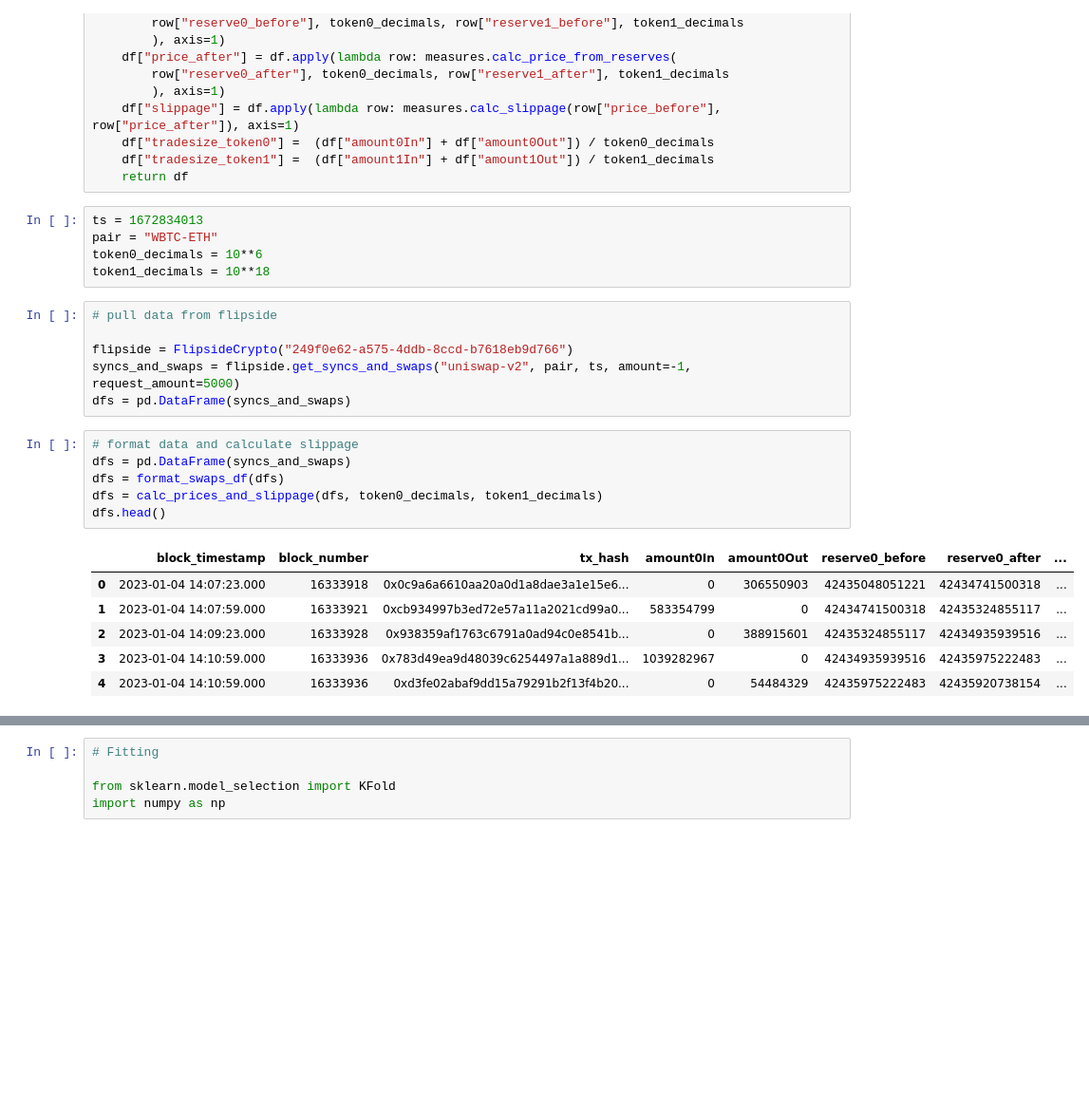
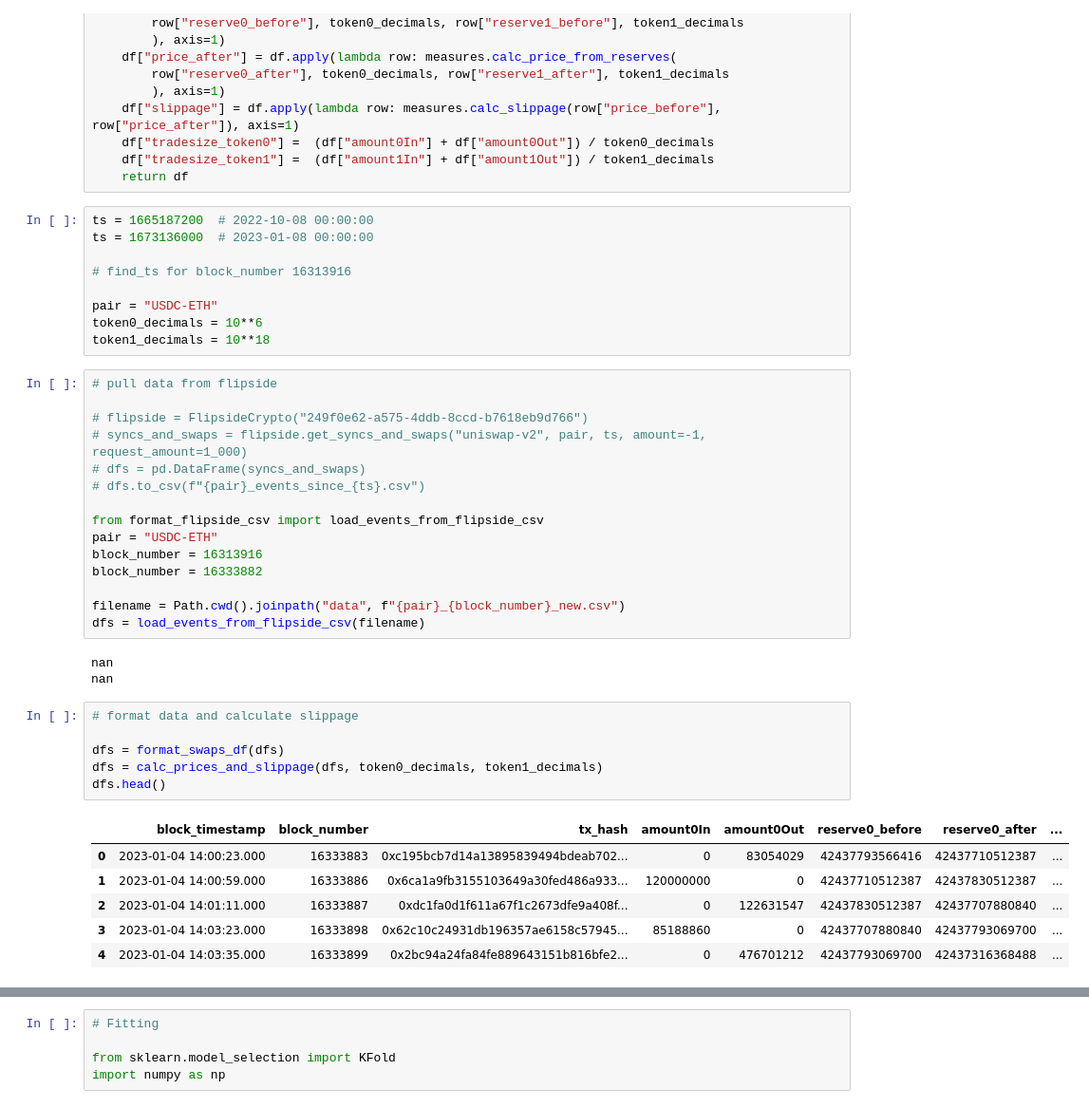
Before and after one commit to franwe/ChaosData, a Jupyter notebook: fit_slippage.ipynb, the cells around one changed output, grey strips where cells are left out. Shown at 95% size. Cells and saved outputs as stored; diff of their text form; blank space fills up the shorter version.

```diff
--- a/fit_slippage.ipynb
+++ b/fit_slippage.ipynb
@@ -63,29 +64,45 @@ def calc_prices_and_slippage(df, token0_decimals, token1_decimals):
     df["tradesize_token1"] =  (df["amount1In"] + df["amount1Out"]) / token1_decimals
     return df
 # %%
-ts = 1672834013
-pair = "WBTC-ETH"
+ts = 1665187200  # 2022-10-08 00:00:00
+ts = 1673136000  # 2023-01-08 00:00:00
+
+# find_ts for block_number 16313916
+
+pair = "USDC-ETH"
 token0_decimals = 10**6
 token1_decimals = 10**18
 # %%
 # pull data from flipside
 
-flipside = FlipsideCrypto("249f0e62-a575-4ddb-8ccd-b7618eb9d766")
-syncs_and_swaps = flipside.get_syncs_and_swaps("uniswap-v2", pair, ts, amount=-1, request_amount=5000)
-dfs = pd.DataFrame(syncs_and_swaps)
+# flipside = FlipsideCrypto("249f0e62-a575-4ddb-8ccd-b7618eb9d766")
+# syncs_and_swaps = flipside.get_syncs_and_swaps("uniswap-v2", pair, ts, amount=-1, request_amount=1_000)
+# dfs = pd.DataFrame(syncs_and_swaps)
+# dfs.to_csv(f"{pair}_events_since_{ts}.csv")
+
+from format_flipside_csv import load_events_from_flipside_csv
+pair = "USDC-ETH"
+block_number = 16313916
+block_number = 16333882
+
+filename = Path.cwd().joinpath("data", f"{pair}_{block_number}_new.csv")
+dfs = load_events_from_flipside_csv(filename)
+# %% [output]
+nan
+nan
 # %%
 # format data and calculate slippage
-dfs = pd.DataFrame(syncs_and_swaps)
+
 dfs = format_swaps_df(dfs)
 dfs = calc_prices_and_slippage(dfs, token0_decimals, token1_decimals)
 dfs.head()
 # %% [output]
 |  | block_timestamp | block_number | tx_hash | amount0In | amount0Out | reserve0_before | reserve0_after | ... |
-| 0 | 2023-01-04 14:07:23.000 | 16333918 | 0x0c9a6a6610aa20a0d1a8dae3a1e15e6... | 0 | 306550903 | 42435048051221 | 42434741500318 | ... |
-| 1 | 2023-01-04 14:07:59.000 | 16333921 | 0xcb934997b3ed72e57a11a2021cd99a0... | 583354799 | 0 | 42434741500318 | 42435324855117 | ... |
-| 2 | 2023-01-04 14:09:23.000 | 16333928 | 0x938359af1763c6791a0ad94c0e8541b... | 0 | 388915601 | 42435324855117 | 42434935939516 | ... |
-| 3 | 2023-01-04 14:10:59.000 | 16333936 | 0x783d49ea9d48039c6254497a1a889d1... | 1039282967 | 0 | 42434935939516 | 42435975222483 | ... |
-| 4 | 2023-01-04 14:10:59.000 | 16333936 | 0xd3fe02abaf9dd15a79291b2f13f4b20... | 0 | 54484329 | 42435975222483 | 42435920738154 | ... |
+| 0 | 2023-01-04 14:00:23.000 | 16333883 | 0xc195bcb7d14a13895839494bdeab702... | 0 | 83054029 | 42437793566416 | 42437710512387 | ... |
+| 1 | 2023-01-04 14:00:59.000 | 16333886 | 0x6ca1a9fb3155103649a30fed486a933... | 120000000 | 0 | 42437710512387 | 42437830512387 | ... |
+| 2 | 2023-01-04 14:01:11.000 | 16333887 | 0xdc1fa0d1f611a67f1c2673dfe9a408f... | 0 | 122631547 | 42437830512387 | 42437707880840 | ... |
+| 3 | 2023-01-04 14:03:23.000 | 16333898 | 0x62c10c24931db196357ae6158c57945... | 85188860 | 0 | 42437707880840 | 42437793069700 | ... |
+| 4 | 2023-01-04 14:03:35.000 | 16333899 | 0x2bc94a24fa84fe889643151b816bfe2... | 0 | 476701212 | 42437793069700 | 42437316368488 | ... |
 # %%
 fig, axs = plt.subplots(2,1)
 axs[0].scatter(dfs["tradesize_token1"], dfs["slippage"])
```
Also changed, not shown: parts of 7 cells of this notebook, 2 other files.
